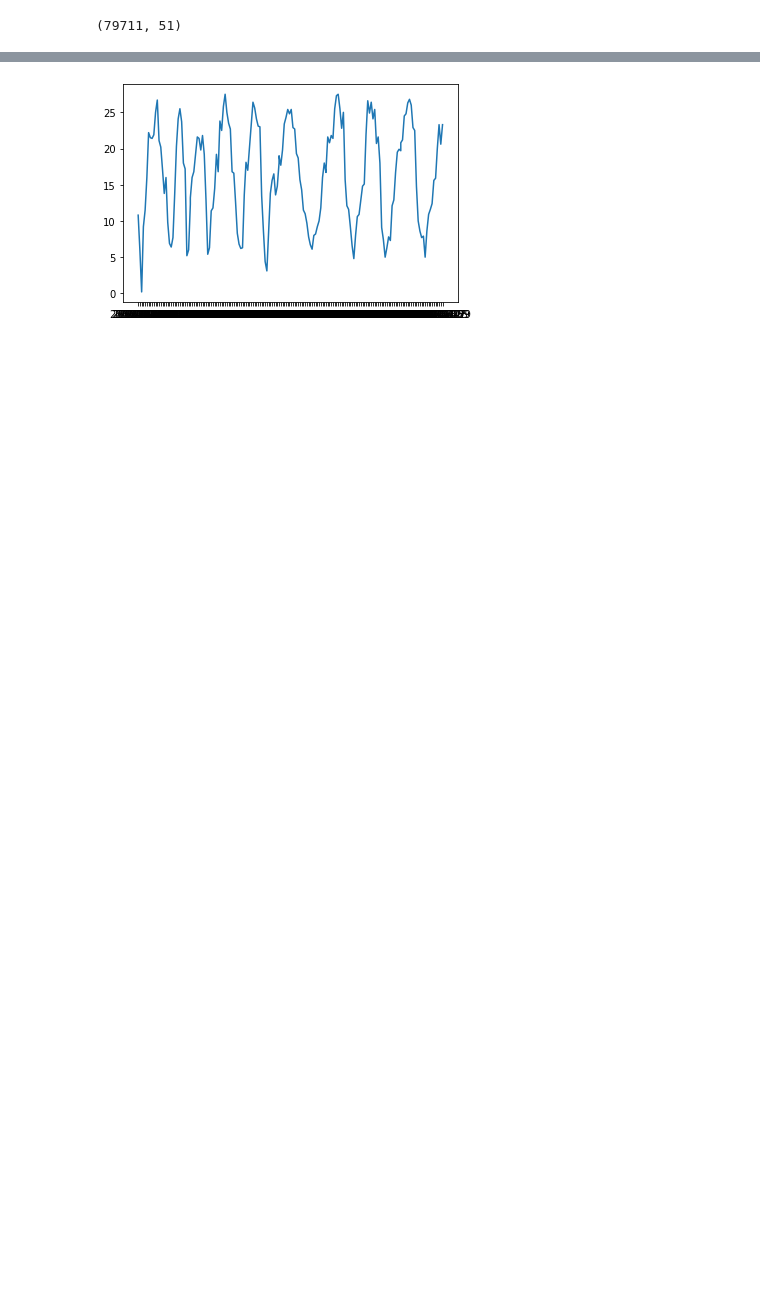
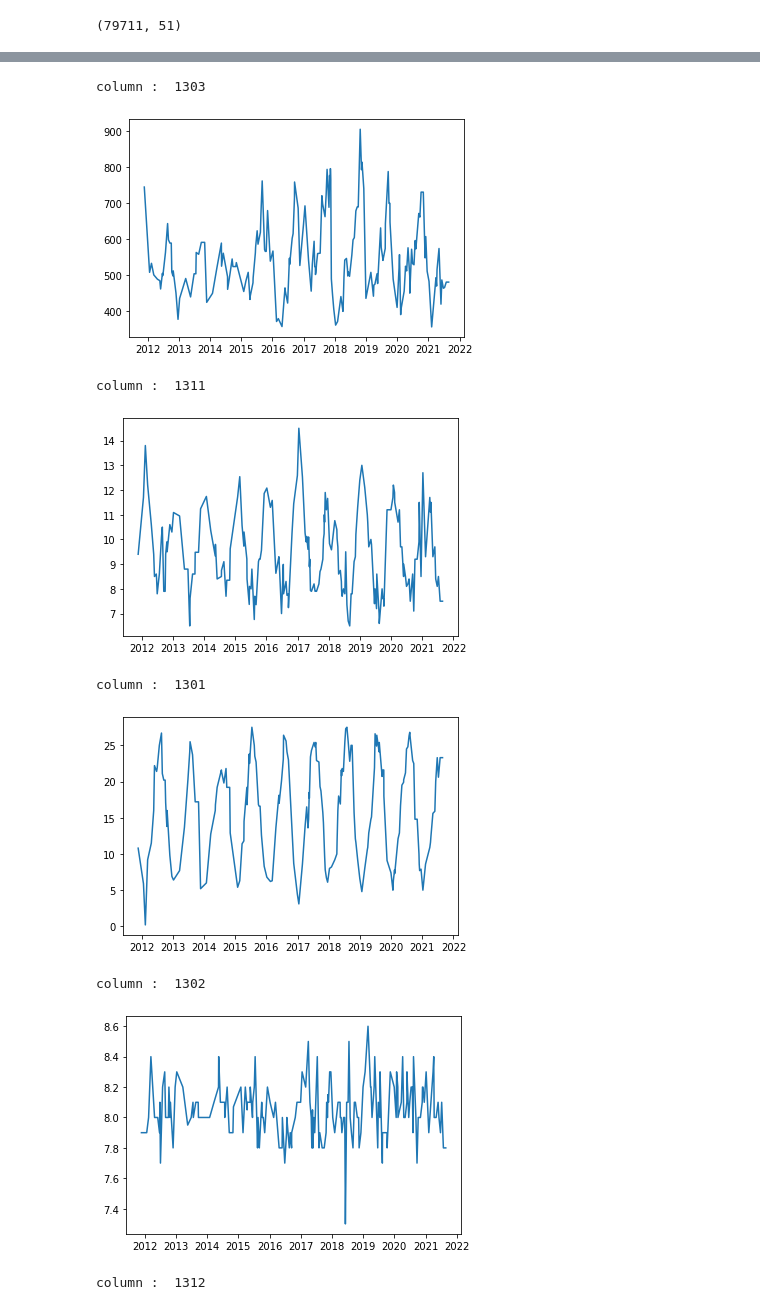
Before and after one commit to c-villalobos/water_pollution, a Jupyter notebook: notebooks/sebvey_jp/data_exp_phys_caluire.ipynb, the cells around one changed output, grey strips where cells are left out. Saved outputs shown, nothing was run; the diff lists cells and outputs as text; code cells hidden in the pictures; blank space fills up the shorter version.

```diff
--- a/notebooks/sebvey_jp/data_exp_phys_caluire.ipynb
+++ b/notebooks/sebvey_jp/data_exp_phys_caluire.ipynb
@@ -93,0 +74,2 @@ temp_df
+# %%
+filtered_phys_df = filtered_phys_df[filtered_phys_df['CdStationMesureEauxSurface'] == id_station]
@@ -93,0 +211,13 @@ temp_df
+# %%
+merged_df = None
+
+for df in df_dict.values() :
+
+    if merged_df is None :
+        merged_df = df.copy() # merged_df = df for the first element
+
+    else :
+        merged_df = pd.merge(merged_df,df,how='outer',on='DatePrel',suffixes=('','_dup'))
+        merged_df.drop(merged_df.filter(regex='_dup$').columns.tolist(),axis=1, inplace=True)
+
+merged_df.sort_values('DatePrel',inplace=True)
@@ -93,0 +240,12 @@ temp_df
+# %%
+# Converts 'DatePrel' to datetime and sets it as index
+merged_df['DatePrel'] =  pd.to_datetime(merged_df['DatePrel'])
+merged_df = merged_df.set_index('DatePrel')
+# %%
+## Fill NaN values
+
+# First row NaN values filled with mean
+merged_df.iloc[0,:] = merged_df.iloc[0,:].fillna(merged_df.mean())
+
+# Next NaN values filled with previous non NaN values
+merged_df = merged_df.fillna(method='ffill')
@@ -94,7 +269,19 @@ temp_df
 # %%
 import matplotlib.pyplot as plt
-# %%
-plt.plot(temp_df['DatePrel'],temp_df['RsAna'])
-plt.show()
-# %% [output]
-[figure, removed]
+# %%
+for col in merged_df.columns :
+    print('column : ',col)
+    plt.plot(merged_df.index,merged_df[col])
+    plt.show()
+
+plt.show()
+# %% [output]
+column :  1303
+[figure, added]
+column :  1311
+[figure, added]
+column :  1301
+[figure, added]
+column :  1302
+[figure, added]
+column :  1312
```
Also changed, not shown: parts of 28 cells of this notebook.
